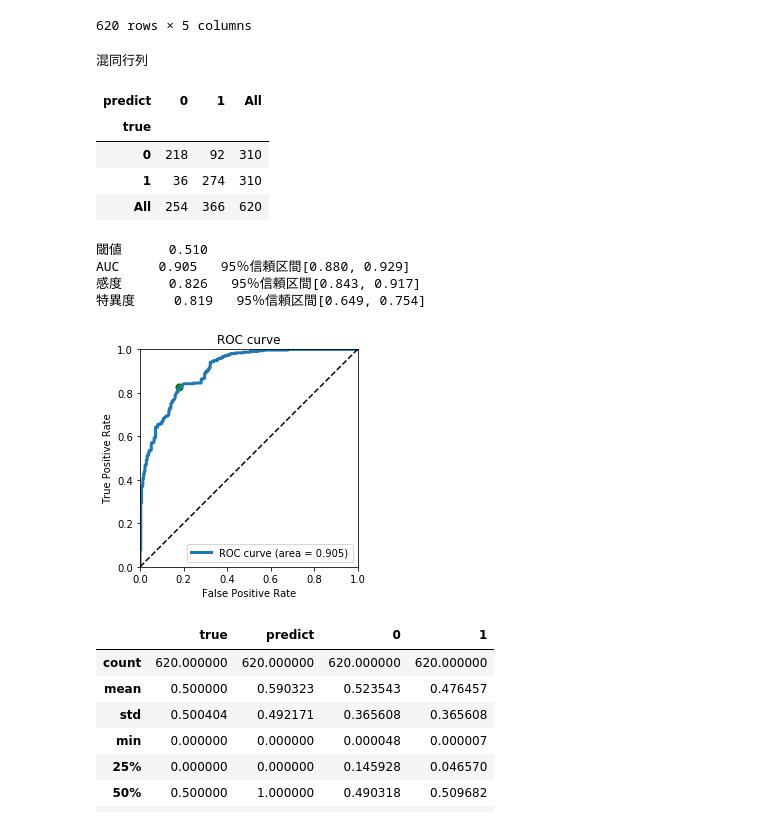
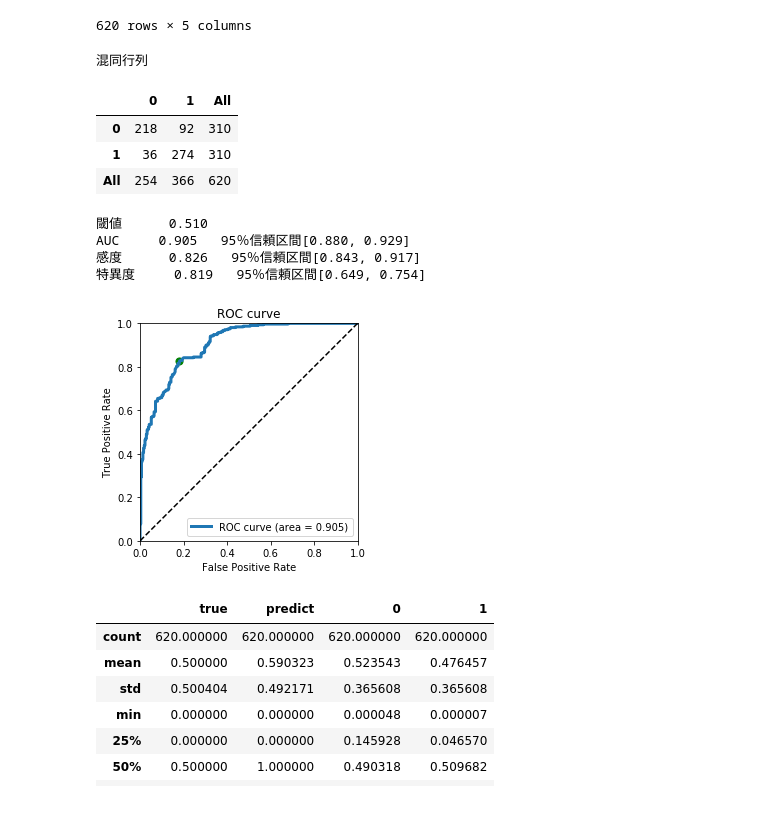
Before and after one commit to Mao-beta/statistics, a Jupyter notebook: utils/notebook/roc_related.ipynb, the cells around one changed output. Cells and saved outputs as stored; diff of their text form; code cells hidden in the pictures.

```diff
--- a/utils/notebook/roc_related.ipynb
+++ b/utils/notebook/roc_related.ipynb
@@ -66,18 +66,22 @@ class roc_analysis_binary():
         self.spec = 1 - self.opt_fpr
 
         # 混同行列を作成
-        self.cross = pd.crosstab(self.miss_df["true"], self.miss_df["predict"],
-                                 rownames=["true"], colnames=["predict"],
-                                 margins=True)
+        labels = [0,1]
+        self.cross = confusion_matrix(self.miss_df["true"], self.miss_df["predict"],labels=labels)
+        self.cross = pd.DataFrame(self.cross, columns=labels, index=labels)
+        self.cross["All"] = [self.cross.iloc[0, 0] + self.cross.iloc[0, 1], self.cross.iloc[1, 0] + self.cross.iloc[1, 1]]
+        row_all = [self.cross[0].sum(), self.cross[1].sum(), self.cross["All"].sum()]
+        self.cross = pd.concat([self.cross, pd.DataFrame(row_all, index=labels+["All"]).T])
+        self.cross.index = [0, 1, "All"]
 
         # 感度の信頼区間
         self.k_sens = self.cross.iloc[1, 1]
-        self.n_sens = self.cross.iloc[1, 2]
+        self.n_sens = self.cross.iloc[1, 0] + self.cross.iloc[1, 1]
         self.sens_ci = proportion_confint(self.k_sens, self.n_sens, self.alpha, method="beta")
 
         # 特異度の信頼区間
         self.k_spec = self.cross.iloc[0, 0]
-        self.n_spec = self.cross.iloc[0, 2]
+        self.n_spec = self.cross.iloc[0, 0] + self.cross.iloc[0, 1]
         self.spec_ci = proportion_confint(self.k_spec, self.n_spec, self.alpha, method="beta")
 
 
@@ -124,6 +128,16 @@ class roc_analysis_binary():
 
 
     # 出力系
+    def output_summary_csv(self, new_folder: str ="./", new_filename: str ="summary.csv"):
+        new_folder = Path(new_folder)
+        new_path = new_folder / new_filename
+        auc_list = [self.roc_auc, *self.roc_auc_ci]
+        sens_list = [self.sens, *self.sens_ci]
+        spec_list = [self.spec, *self.spec_ci]
+        res_df = pd.DataFrame({"AUC": auc_list, "感度": sens_list, "特異度": spec_list})
+        res_df.to_csv(new_path, index=None, encoding="shift-jis")
+
+
     def output_confusion_matrix(self, new_folder: str ="./", new_filename: str ="confusion.csv"):
         new_folder = Path(new_folder)
         new_path = new_folder / new_filename
@@ -173,11 +187,10 @@ class roc_analysis_binary():
 # %%
 roc_ins = roc_analysis_binary(miss_df, 0.05)
 roc_ins.summary()
-roc_ins.output_confusion_matrix()
+roc_ins.output_summary_csv()
 # %% [output]
 混同行列
-| predict | 0 | 1 | All |
-| true |  |  |  |
+|  | 0 | 1 | All |
 | 0 | 218 | 92 | 310 |
 | 1 | 36 | 274 | 310 |
 | All | 254 | 366 | 620 |
```
Also changed, not shown: parts of 1 cell of this notebook, 4 other files.
